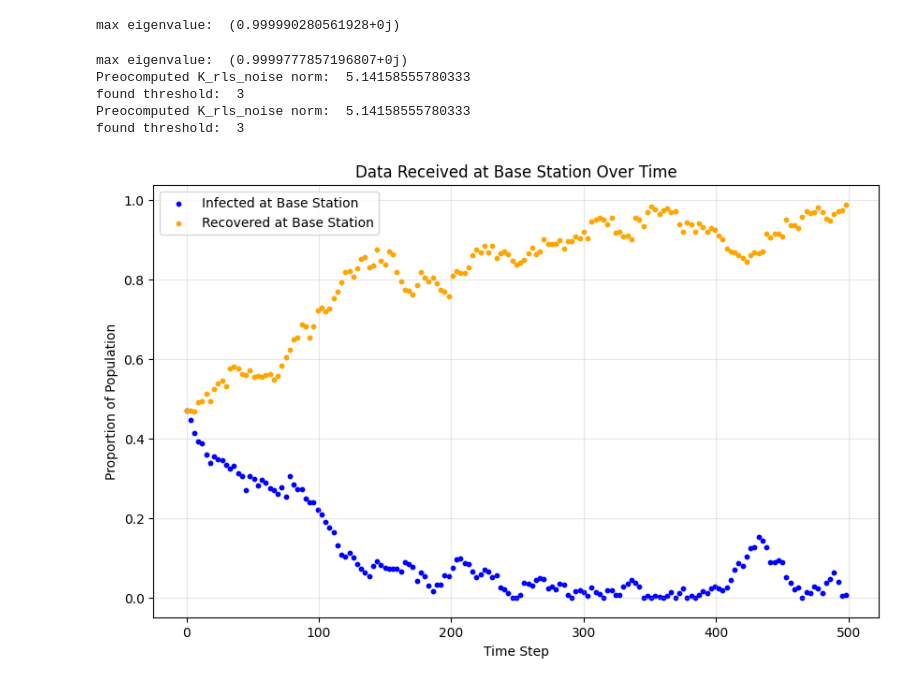
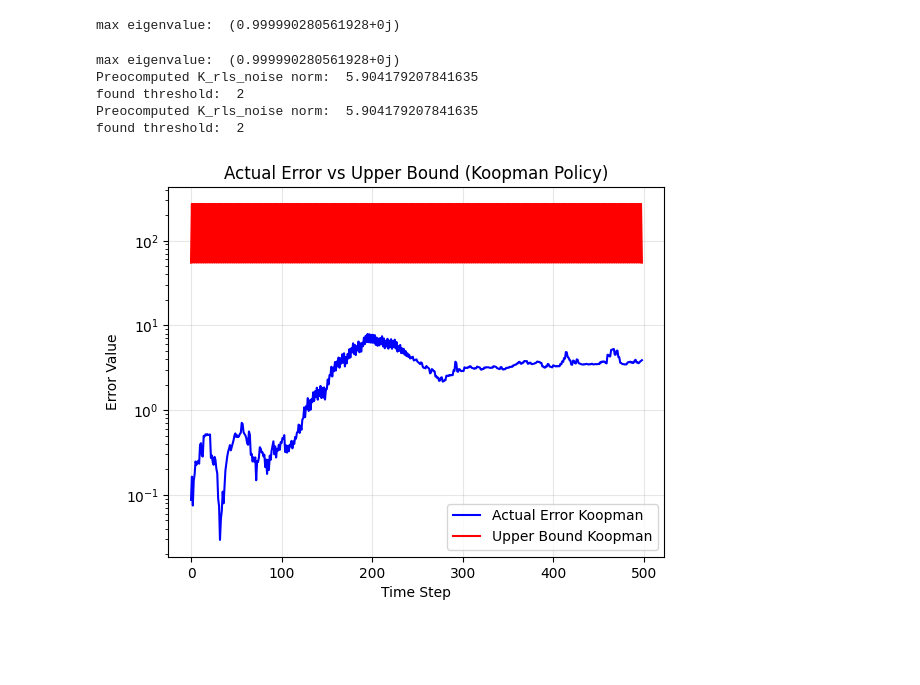
Before and after one commit to Jw1836/Nonlinear-Error-Monitoring-Minimization, a Jupyter notebook: nonlinear_monitoring.ipynb, the cells around one changed output. Cells and saved outputs as stored; diff of their text form; code cells hidden in the pictures; blank space fills up the shorter version.

Commit message:
checkpoint
Made AOI plots, and time average cost. Still, the transmit only and alternating are beating out the threshold policy when C = 0.5 for some reason. further investigation required.

```diff
--- a/nonlinear_monitoring.ipynb
+++ b/nonlinear_monitoring.ipynb
@@ -606,13 +606,13 @@ def rls_update(P_noisy, base_station_I_vals, base_station_R_vals, k0_list, state
     return K_rls_noise, P_noisy
 
 def calculate_AoI_cost(base_station_I_vals, base_station_R_vals, k0_list, k, degree, K_rls_noise, K_rls_no_noise):
-    # Get last received state at base station
-    I_last = base_station_I_vals[-1]
-    R_last = base_station_R_vals[-1]
-    last_state = np.array([[I_last], [R_last]])
-    phi_last = matrix_of_basis_functions(last_state, degree)
+    # # Get last received state at base station
+    # I_last = base_station_I_vals[-1]
+    # R_last = base_station_R_vals[-1]
+    # last_state = np.array([[I_last], [R_last]])
+    # phi_last = matrix_of_basis_functions(last_state, degree)
 
-    # Calculate how much time has passed since last data transmission
+    # # Calculate how much time has passed since last data transmission
     delta = k - k0_list[-1]
     K_hat_delta = np.linalg.matrix_power(K_rls_noise, delta)
     K_delta = np.linalg.matrix_power(K_rls_no_noise, delta)
@@ -687,6 +687,8 @@ def run_simulation(policy, I_actual_vals, R_actual_vals, n_steps, degree, alpha,
     max_eigenvalue_tracker = [0]
     AoI_tracker = [upper_upper_bound(K_rls_no_noise, K_rls_noise, 0)]
     a = 1
+    actual_error_tracker = []
+    upper_bound_tracker = []
     for k in range(1, n_steps):
         eigenvalues, eigenvectors = np.linalg.eig(K_rls_noise)
         max_eigenvalue = np.max(eigenvalues)
@@ -730,6 +732,17 @@ def run_simulation(policy, I_actual_vals, R_actual_vals, n_steps, degree, alpha,
         if(a == 1):
             # Calculate AoI cost
             error = calculate_AoI_cost(base_station_I_vals, base_station_R_vals, k0_list, k, degree, K_rls_noise, K_rls_no_noise)
+            upper_bound_tracker.append(error)
+            #get actual error for comparison
+            I_last = base_station_I_vals[-1]
+            R_last = base_station_R_vals[-1]
+            last_state = np.array([[I_last], [R_last]])
+            phi_last = matrix_of_basis_functions(last_state, degree)
+            delta_actual = k - k0_list[-1]
+            K_noise_delta = np.linalg.matrix_power(K_rls_noise, delta_actual)
+            K_no_noise_delta = np.linalg.matrix_power(K_rls_no_noise, delta_actual)
+            actual_error = np.linalg.norm(phi_last @ K_noise_delta - phi_last @ K_no_noise_delta)
+            actual_error_tracker.append(actual_error)
 
             # Track error evolution
             time_tracker.append(k)
@@ -764,8 +777,19 @@ def run_simulation(policy, I_actual_vals, R_actual_vals, n_steps, degree, alpha,
         #     norm_tracker.append(norm_tracker[-1])
 
 
+    # plt.plot(actual_error_tracker, label='Actual Error', color='blue')
+    # plt.plot(upper_bound_tracker, label='Upper Bound', color='red')
+    # plt.xlabel('Time Step')
+    # plt.ylabel('Error Value')
+    # plt.title(f'Actual Error vs Upper Bound ({policy} Policy) C = {C}')
+    # plt.legend()
+    # plt.grid(True, alpha=0.3)
+    # plt.yscale('log')
+    # #plt.xlim(0, 100)
+    # plt.savefig(f"./figures/actual_vs_upper_bound_{policy}.png")
+    # plt.show()
 
-    return base_station_I_vals, base_station_R_vals, k0_list, norm_tracker, error_tracker, time_tracker, K_rls_noise, K_rls_no_noise, total_cost_tracker,max_eigenvalue_tracker, AoI_tracker
+    return base_station_I_vals, base_station_R_vals, k0_list, norm_tracker, error_tracker, time_tracker, K_rls_noise, K_rls_no_noise, total_cost_tracker,max_eigenvalue_tracker, AoI_tracker, actual_error_tracker, upper_bound_tracker
 
 
 
@@ -790,10 +814,10 @@ for i in range(1, n_steps):
     R_actual_vals.append(R)
 
 
-base_station_I_vals_k, base_station_R_vals_k, k0_list_k, norm_tracker_k, error_tracker_k, time_tracker_k, K_rls_noise_k, K_rls_no_noise, koopman_cost_tracker, max_eigenvalue_tracker_k, AoI_tracker_k = \
+base_station_I_vals_k, base_station_R_vals_k, k0_list_k, norm_tracker_k, error_tracker_k, time_tracker_k, K_rls_noise_k, K_rls_no_noise, koopman_cost_tracker, max_eigenvalue_tracker_k, AoI_tracker_k, actual_error_tracker_k, upper_bound_tracker_k = \
     run_simulation("Koopman", I_actual_vals, R_actual_vals, n_steps, degree, alpha, lambda_rls, warmup_steps, C, rls_or_not)
 
-base_station_I_vals, base_station_R_vals, k0_list, A_norm_tracker, A_error_tracker, A_time_tracker, A_K_rls_noise, A_K_rls_no_noise, alternating_cost_tracker, max_eigenvalue_tracker, AoI_tracker = \
+base_station_I_vals, base_station_R_vals, k0_list, A_norm_tracker, A_error_tracker, A_time_tracker, A_K_rls_noise, A_K_rls_no_noise, alternating_cost_tracker, max_eigenvalue_tracker, AoI_tracker, actual_error_tracker, upper_bound_tracker = \
     run_simulation("Alternating", I_actual_vals, R_actual_vals, n_steps, degree, alpha, lambda_rls, warmup_steps, C, rls_or_not)
 
 ################################################################################
@@ -831,7 +855,19 @@ base_station_I_vals, base_station_R_vals, k0_list, A_norm_tracker, A_error_track
 # plt.grid(True, alpha=0.3)
 # plt.show()
 # print(np.min(max_eigenvalue_tracker_k[2:]))
-
+#add a comparison between the actual error function and the upper bound we are using
+plt.plot(actual_error_tracker, label='Actual Error Koopman', color='blue')
+plt.plot(upper_bound_tracker, label='Upper Bound Koopman', color='red')
+plt.xlabel('Time Step')
+plt.ylabel('Error Value')
+plt.title(f'Actual Error vs Upper Bound (Koopman Policy)')
+plt.legend()
+plt.grid(True, alpha=0.3)
+plt.yscale('log')
+#plt.xlim(0, 100)
+#plt.savefig(f"./figures/actual_vs_upper_bound_{policy}.png")
+plt.show()
+print(np.array(actual_error_tracker_k) - np.array(actual_error_tracker))
 # Plot the received data values at base station
 plt.figure(figsize=(10, 6))
 plt.scatter(k0_list_k, base_station_I_vals_k, color='blue', label='Infected at Base Station', s=10)
@@ -842,7 +878,7 @@ plt.ylabel('Proportion of Population')
 plt.title(f'Data Received at Base Station Over Time')
 plt.legend()
 plt.grid(True, alpha=0.3)
-plt.savefig("./received_data.png")
+plt.savefig("./figures/received_data.png")
 plt.show()
 
 #plt AoI evolution
@@ -867,7 +903,7 @@ plt.title(' f($\Delta$) Decision Cost at each step')
 plt.legend()
 plt.grid(True, alpha=0.3)
 plt.yscale('log')
-plt.savefig("./error_function.png")
+plt.savefig("./figures/error_function.png")
 plt.show()
 
 # # Plot the norm tracker
@@ -897,7 +933,7 @@ plt.ylabel('Cost')
 plt.title('Cost Evolution')
 plt.legend()
 plt.grid(True, alpha=0.3)
-plt.savefig("./cost_funtion_plots.png")
+plt.savefig("./figures/cost_funtion_plots.png")
 plt.show()
 
 print(f"\nTotal data transmissions: {len(k0_list)}")
@@ -919,10 +955,10 @@ C_values = [1, 10, 50, 100, 500, 1000,2000, 3000, 5000]
 cost_comp_altern_diff = [] #alternating policy difference vs koopman
 cost_comp_always_diff = [] # always transmit cost difference with koopman
 for C_val in C_values:
-    _, _, _, _, _, _, _, _, koopman_cost_tracker_C, _, _ = \
+    _, _, _, _, _, _, _, _, koopman_cost_tracker_C, _, _, _, _ = \
     run_simulation("Koopman", I_actual_vals, R_actual_vals, n_steps, degree, alpha, lambda_rls, warmup_steps, C_val, rls_or_not)
 
-    _, _, _, _, _, _, _, _, alternating_cost_tracker_C, _, _ = \
+    _, _, _, _, _, _, _, _, alternating_cost_tracker_C, _, _, _, _ = \
     run_simulation("Alternating", I_actual_vals, R_actual_vals, n_steps, degree, alpha, lambda_rls, warmup_steps, C_val, rls_or_not)
 
 
@@ -933,37 +969,37 @@ for C_val in C_values:
     transmit_every_step =  [0 for i in range(warmup_steps)]
     transmit_every_step += [i * C_val for i in range(len(koopman_cost_tracker_C) - warmup_steps)]
     always_transmit_array = np.array(transmit_every_step)
 
     # Average distance between policies
     avg_distance_always = np.mean(np.abs(always_transmit_array - koopman_cost_array))
     avg_distance_alternating = np.mean(np.abs(alternating_cost_array - koopman_cost_array))
     cost_comp_altern_diff.append(avg_distance_alternating)
     cost_comp_always_diff.append(avg_distance_always)
 
 
     #print(f"C={C_val}: Avg distance to Alternating={avg_distance_alternating:.1f}, Avg distance to Always={avg_distance_always:.1f}")
 
 
 #plotting the sensitivity analysis
 plt.figure(figsize=(10, 6))
 plt.plot(C_values, cost_comp_always_diff, marker='s', linestyle='-', label='Avg Distance: Always Transmit vs Koopman')
 plt.plot(C_values, cost_comp_altern_diff, marker = 'o', linestyle = '-', label = 'Average distance: Alternating vs Koopman')
 plt.xlabel('Transmission Cost C')
 plt.ylabel('Average Absolute Distance')
 plt.title('Sensitivity Analysis, Difference between policies')
 plt.legend()
 plt.grid(True, alpha=0.3)
-plt.savefig("./sensitivity_analysis_C.png")
+plt.savefig("./figures/sensitivity_analysis_C.png")
 plt.show()
 
 #check to see how many points were received at the base station #should also equal number of times transmissions occured
 print(len(base_station_I_vals))
 print(len(k0_list))
 #y
 # %% [output]
-max eigenvalue:  (0.9999777857196807+0j)
-Preocomputed K_rls_noise norm:  5.14158555780333
-found threshold:  3
-Preocomputed K_rls_noise norm:  5.14158555780333
-found threshold:  3
+max eigenvalue:  (0.999990280561928+0j)
+Preocomputed K_rls_noise norm:  5.904179207841635
+found threshold:  2
+Preocomputed K_rls_noise norm:  5.904179207841635
+found threshold:  2
-[figure, old version]
+[figure, new version]
```
Also changed, not shown: parts of 4 cells of this notebook, 11 other files.
